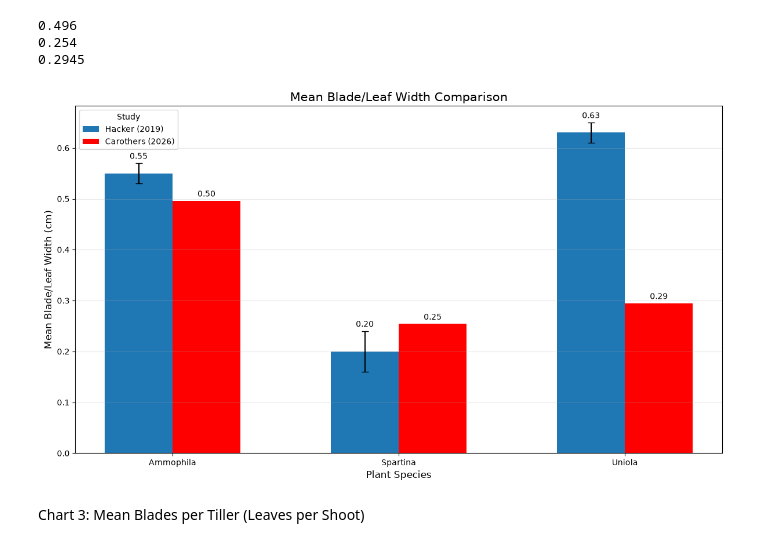
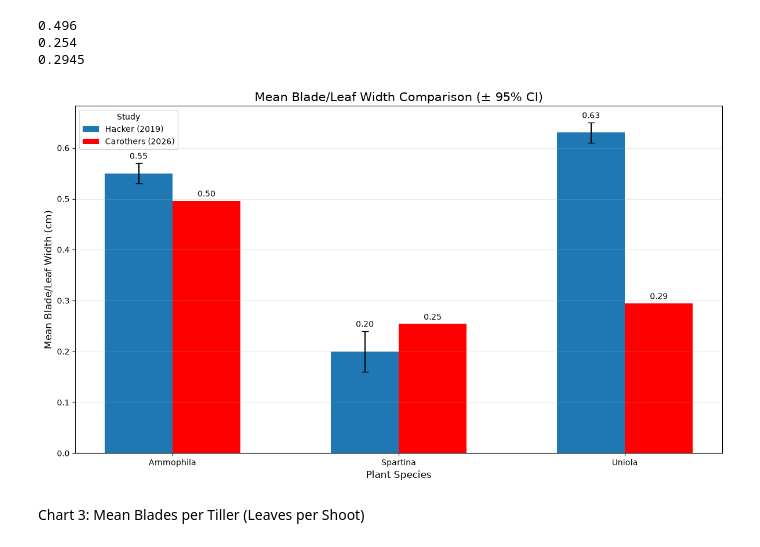
Before and after one commit to stromc485/CECL, a Jupyter notebook: Metamorphics_Plotting.ipynb, the cells around one changed output. Saved outputs shown, nothing was run; the diff lists cells and outputs as text; code cells hidden in the pictures.

```diff
--- a/Metamorphics_Plotting.ipynb
+++ b/Metamorphics_Plotting.ipynb
@@ -404,35 +404,35 @@ hacker_ci = [
     Hacker_Blade_width_95CI_UP
 ]
 
 # Set up bar chart
 x = np.arange(len(species))
 width = 0.3
 
 fig, ax = plt.subplots(figsize=(12, 7))
 
 # Study groups
 hacker_width_bars = ax.bar(x - 0.5*width, hacker, width,
        yerr=hacker_ci, capsize=4, label="Hacker (2019)")
 carothers_width_bars = ax.bar(x + 0.5*width, carothers, width, capsize=4, label="Carothers (2026)"
                               ,color='red')
 
 # Labels and formatting
 ax.set_xlabel("Plant Species", fontsize=12)
 ax.set_ylabel("Mean Blade/Leaf Width (cm)", fontsize=12)
-ax.set_title("Mean Blade/Leaf Width Comparison", fontsize=15)
+ax.set_title("Mean Blade/Leaf Width Comparison (± 95% CI)", fontsize=15)
 ax.bar_label(hacker_width_bars, padding=3, fontsize=10, fmt='%.2f')
 ax.bar_label(carothers_width_bars, padding=3, fontsize=10, fmt='%.2f')
 
 ax.set_xticks(x)
 ax.set_xticklabels(species)
 
 ax.legend(title="Study")
 ax.grid(axis="y", alpha=0.3)
 
 plt.tight_layout()
 plt.show()
 # %% [output]
-[figure, old version]
+[figure, new version]
 # %% [markdown]
 Chart 3: Mean Blades per Tiller (Leaves per Shoot)
 # %%
```
Also changed, not shown: parts of 4 cells of this notebook.
